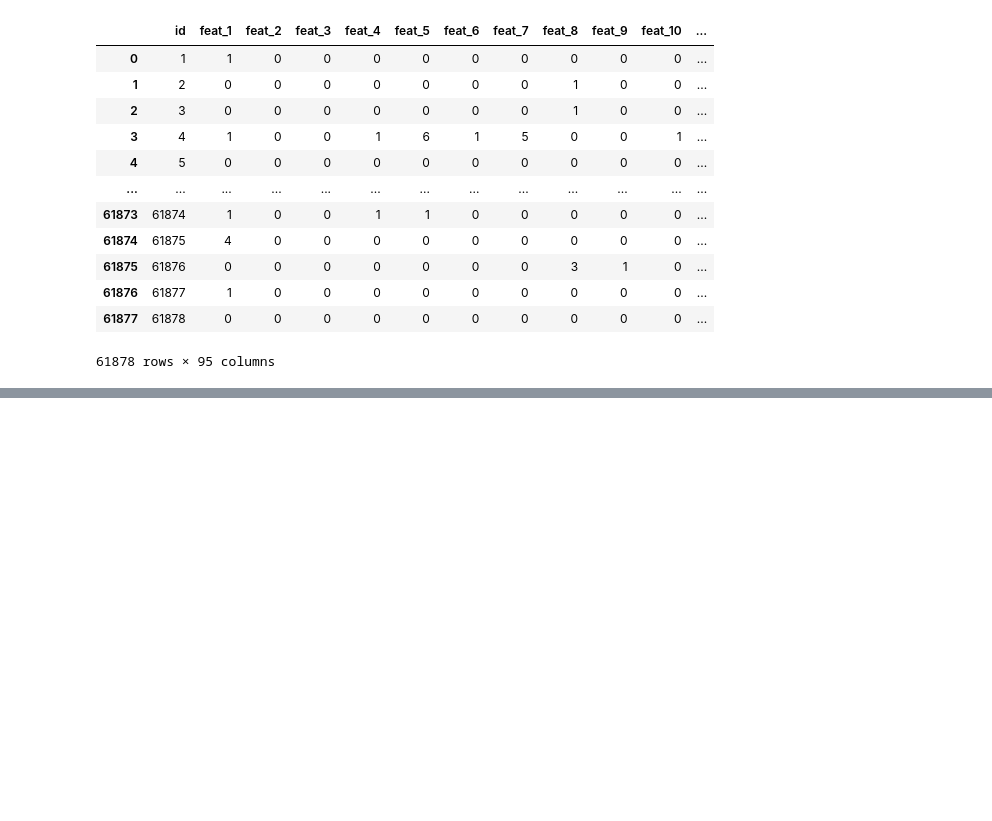
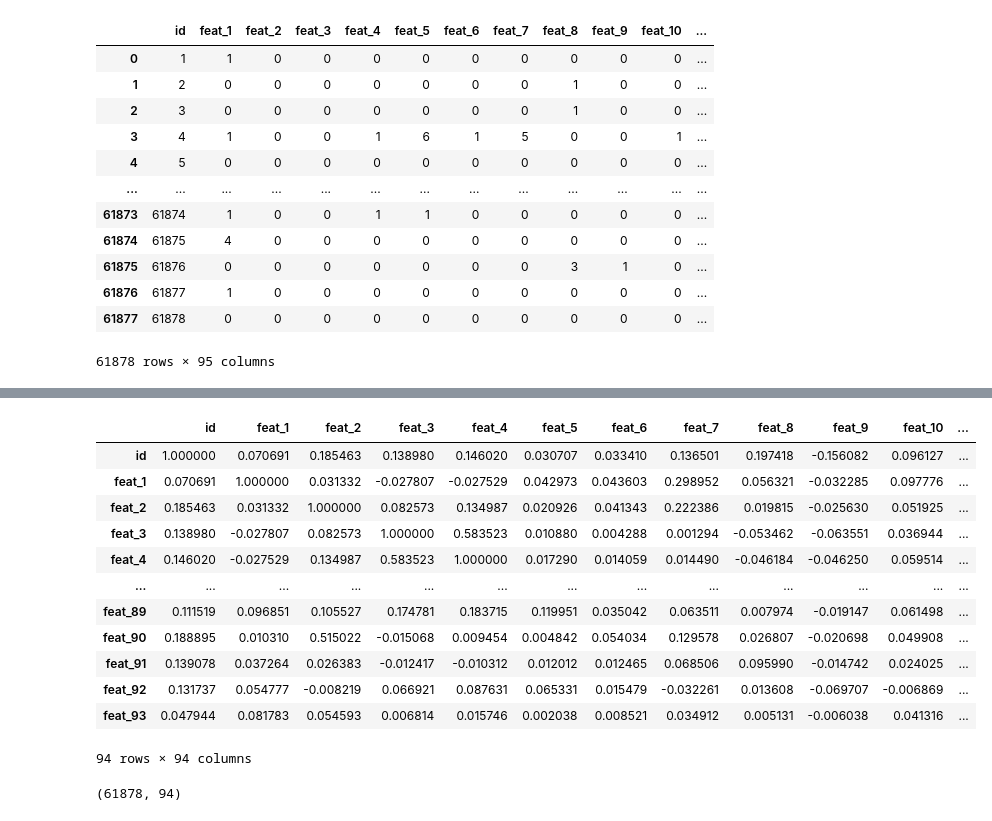
Before and after one commit to kim-hyun-ho/study, a Jupyter notebook: 210417.ipynb, the cells around one changed output, grey strips where cells are left out. Drawn from its saved outputs; the diff is of its cells as text; code cells hidden in the pictures; blank space fills up the shorter version.

```diff
--- a/210417.ipynb
+++ b/210417.ipynb
@@ -3,7 +13,5 @@
 # %%
-import pandas as pd
-
-data = pd.read_csv("/content/train.csv")
+data = pd.read_csv("/content/drive/MyDrive/Colab Notebooks/otto.zip (Unzipped Files)/train.csv")
 
 data
 # %% [output]
@@ -37,0 +77,17 @@ where N is the number of products in the test set, M is the number of class labe
+# %%
+#피쳐 상관관계
+data.corr()
+# %% [output]
+|  | id | feat_1 | feat_2 | feat_3 | feat_4 | feat_5 | feat_6 | feat_7 | feat_8 | feat_9 | feat_10 | ... |
+| id | 1.000000 | 0.070691 | 0.185463 | 0.138980 | 0.146020 | 0.030707 | 0.033410 | 0.136501 | 0.197418 | -0.156082 | 0.096127 | ... |
+| feat_1 | 0.070691 | 1.000000 | 0.031332 | -0.027807 | -0.027529 | 0.042973 | 0.043603 | 0.298952 | 0.056321 | -0.032285 | 0.097776 | ... |
+| feat_2 | 0.185463 | 0.031332 | 1.000000 | 0.082573 | 0.134987 | 0.020926 | 0.041343 | 0.222386 | 0.019815 | -0.025630 | 0.051925 | ... |
+| feat_3 | 0.138980 | -0.027807 | 0.082573 | 1.000000 | 0.583523 | 0.010880 | 0.004288 | 0.001294 | -0.053462 | -0.063551 | 0.036944 | ... |
+| feat_4 | 0.146020 | -0.027529 | 0.134987 | 0.583523 | 1.000000 | 0.017290 | 0.014059 | 0.014490 | -0.046184 | -0.046250 | 0.059514 | ... |
+| ... | ... | ... | ... | ... | ... | ... | ... | ... | ... | ... | ... | ... |
+| feat_89 | 0.111519 | 0.096851 | 0.105527 | 0.174781 | 0.183715 | 0.119951 | 0.035042 | 0.063511 | 0.007974 | -0.019147 | 0.061498 | ... |
+| feat_90 | 0.188895 | 0.010310 | 0.515022 | -0.015068 | 0.009454 | 0.004842 | 0.054034 | 0.129578 | 0.026807 | -0.020698 | 0.049908 | ... |
+| feat_91 | 0.139078 | 0.037264 | 0.026383 | -0.012417 | -0.010312 | 0.012012 | 0.012465 | 0.068506 | 0.095990 | -0.014742 | 0.024025 | ... |
+| feat_92 | 0.131737 | 0.054777 | -0.008219 | 0.066921 | 0.087631 | 0.065331 | 0.015479 | -0.032261 | 0.013608 | -0.069707 | -0.006869 | ... |
+| feat_93 | 0.047944 | 0.081783 | 0.054593 | 0.006814 | 0.015746 | 0.002038 | 0.008521 | 0.034912 | 0.005131 | -0.006038 | 0.041316 | ... |
+94 rows × 94 columns
@@ -37,0 +97,4 @@ where N is the number of products in the test set, M is the number of class labe
+# %%
+data.shape
+# %% [output]
+(61878, 94)
```
Also changed, not shown: parts of 13 cells of this notebook.
